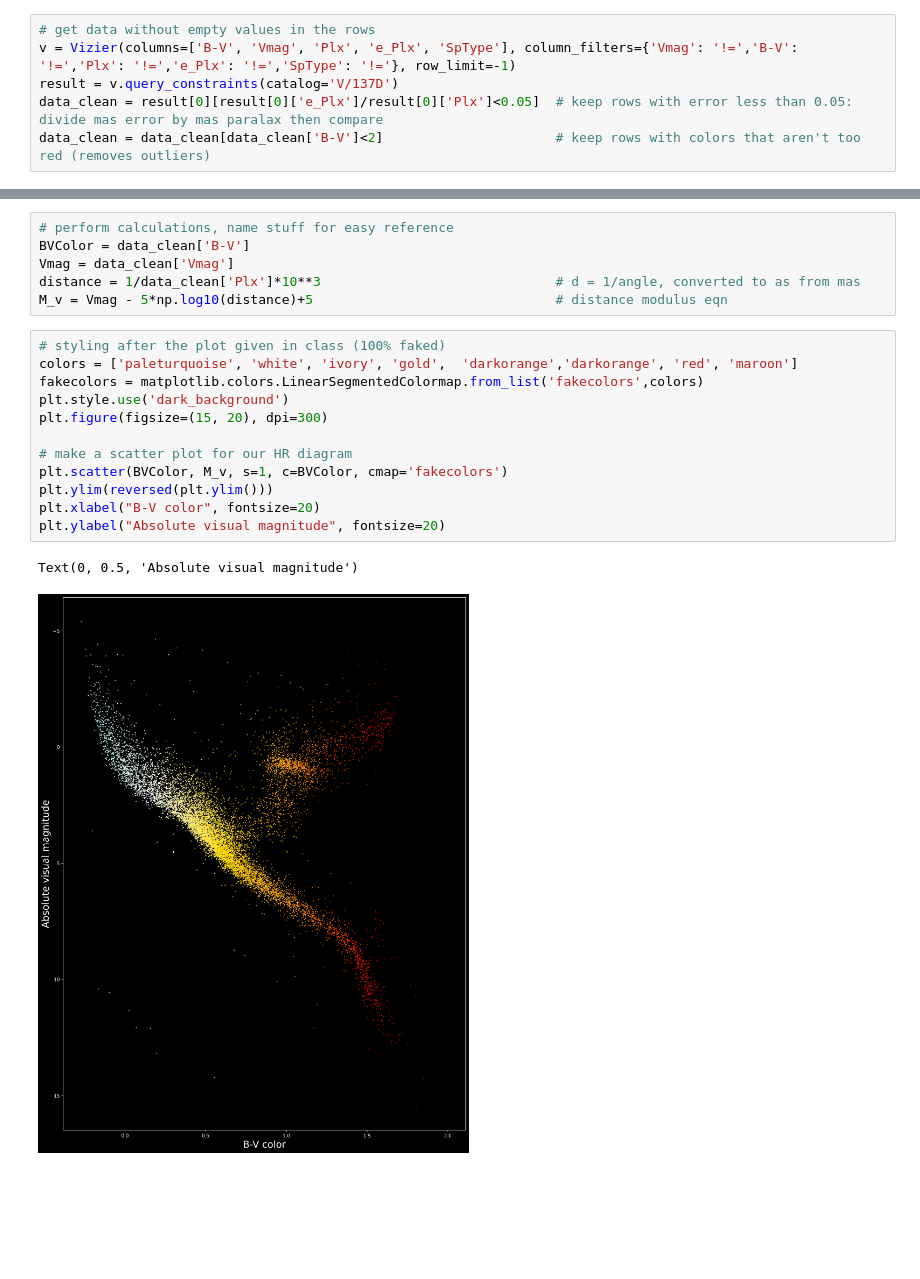
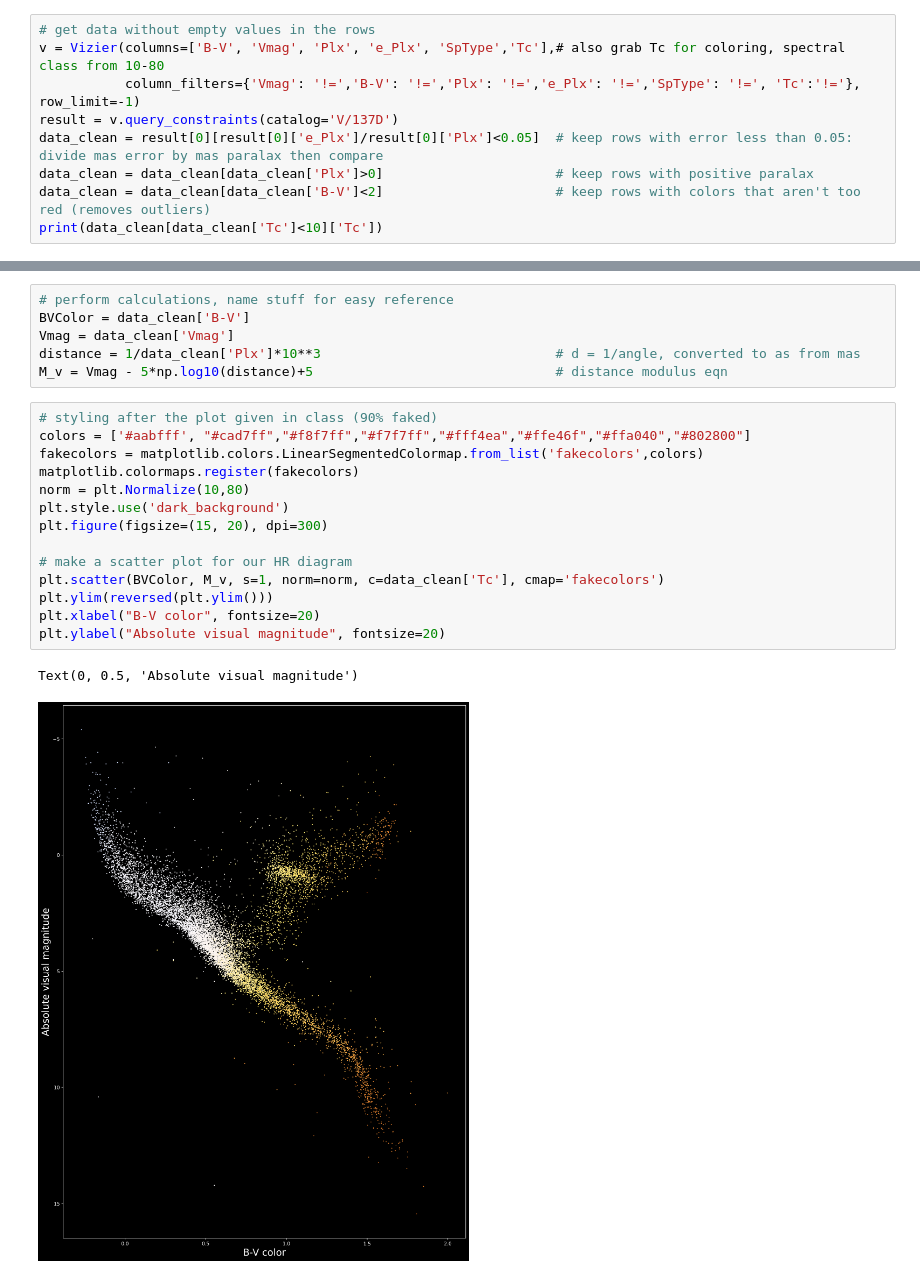
Before and after one commit to HomerTheChicken/PHYS3025Work, a Jupyter notebook: Homework/HW1.ipynb, the cells around one changed output, grey strips where cells are left out. Saved outputs shown, nothing was run; the diff lists cells and outputs as text; blank space fills up the shorter version.

Commit message:
Modified color generation

```diff
--- a/Homework/HW1.ipynb
+++ b/Homework/HW1.ipynb
@@ -31,7 +31,10 @@ Requirement already satisfied: urllib3<3,>=1.21.1 in /usr/local/lib/python3.10/d
 Requirement already satisfied: certifi>=2017.4.17 in /usr/local/lib/python3.10/dist-packages (from requests>=2.4.3->astroquery) (2023.7.22)
 # %%
 # get data without empty values in the rows
-v = Vizier(columns=['B-V', 'Vmag', 'Plx', 'e_Plx', 'SpType'], column_filters={'Vmag': '!=','B-V': '!=','Plx': '!=','e_Plx': '!=','SpType': '!='}, row_limit=-1)
+v = Vizier(columns=['B-V', 'Vmag', 'Plx', 'e_Plx', 'SpType','Tc'],# also grab Tc for coloring, spectral class from 10-80
+           column_filters={'Vmag': '!=','B-V': '!=','Plx': '!=','e_Plx': '!=','SpType': '!=', 'Tc':'!='}, row_limit=-1)
 result = v.query_constraints(catalog='V/137D')
 data_clean = result[0][result[0]['e_Plx']/result[0]['Plx']<0.05]  # keep rows with error less than 0.05: divide mas error by mas paralax then compare
+data_clean = data_clean[data_clean['Plx']>0]                      # keep rows with positive paralax
 data_clean = data_clean[data_clean['B-V']<2]                      # keep rows with colors that aren't too red (removes outliers)
+print(data_clean[data_clean['Tc']<10]['Tc'])
@@ -42,18 +48,20 @@ Vmag = data_clean['Vmag']
 distance = 1/data_clean['Plx']*10**3                              # d = 1/angle, converted to as from mas
 M_v = Vmag - 5*np.log10(distance)+5                               # distance modulus eqn
 # %%
-# styling after the plot given in class (100% faked)
-colors = ['paleturquoise', 'white', 'ivory', 'gold',  'darkorange','darkorange', 'red', 'maroon']
+# styling after the plot given in class (90% faked)
+colors = ['#aabfff', "#cad7ff","#f8f7ff","#f7f7ff","#fff4ea","#ffe46f","#ffa040","#802800"]
 fakecolors = matplotlib.colors.LinearSegmentedColormap.from_list('fakecolors',colors)
+matplotlib.colormaps.register(fakecolors)
+norm = plt.Normalize(10,80)
 plt.style.use('dark_background')
 plt.figure(figsize=(15, 20), dpi=300)
 
 # make a scatter plot for our HR diagram
-plt.scatter(BVColor, M_v, s=1, c=BVColor, cmap='fakecolors')
+plt.scatter(BVColor, M_v, s=1, norm=norm, c=data_clean['Tc'], cmap='fakecolors')
 plt.ylim(reversed(plt.ylim()))
 plt.xlabel("B-V color", fontsize=20)
 plt.ylabel("Absolute visual magnitude", fontsize=20)
 # %% [output]
 Text(0, 0.5, 'Absolute visual magnitude')
-[figure, old version]
+[figure, new version]
 # %% [markdown]
```
Also changed, not shown: parts of 2 cells of this notebook.
